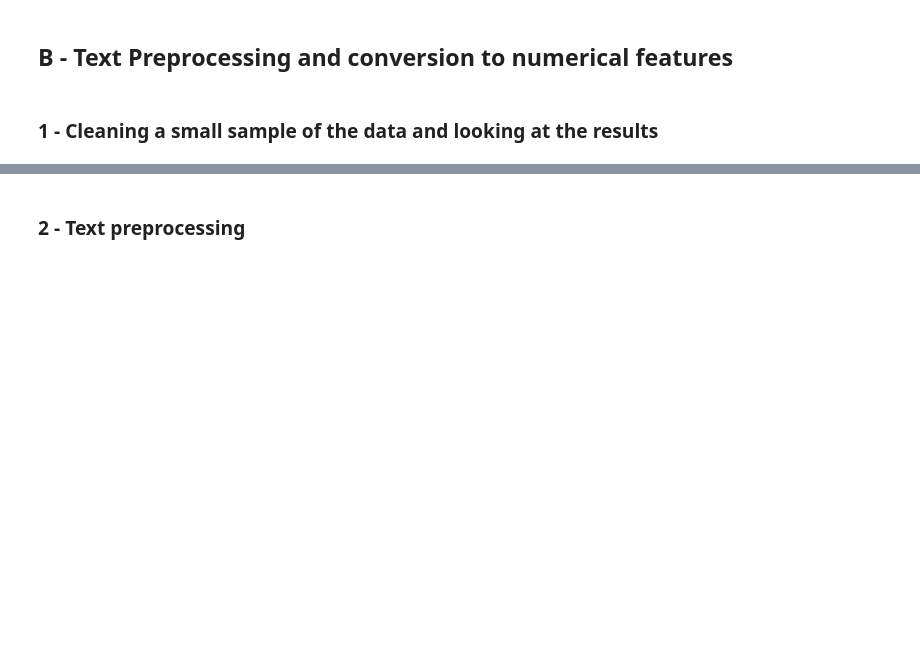
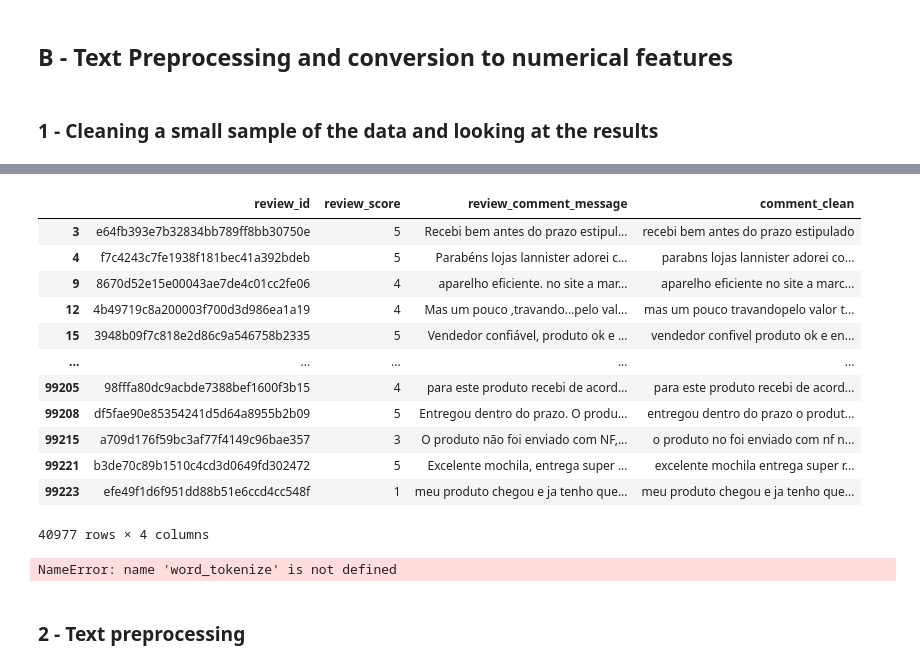
Before and after one commit to Jaddevvv/Head-of-Data-101-course, a Jupyter notebook: notebooks/albert-datascience.ipynb, the cells around one changed output, grey strips where cells are left out. Drawn from its saved outputs; the diff is of its cells as text; code cells hidden in the pictures; blank space fills up the shorter version.

```diff
--- a/notebooks/albert-datascience.ipynb
+++ b/notebooks/albert-datascience.ipynb
@@ -205,11 +231,29 @@ plt.show()
 # %%
 # remove the special characters using a simple regex function
 
-'your code'
+sample_df['comment_clean'] = sample_df['comment_clean'].apply(lambda x: re.sub(r'[^a-zA-Z\s]', '', str(x)))
+sample_df
+# %% [output]
+|  | review_id | review_score | review_comment_message | comment_clean |
+| 3 | e64fb393e7b32834bb789ff8bb30750e | 5 | Recebi bem antes do prazo estipul... | recebi bem antes do prazo estipulado |
+| 4 | f7c4243c7fe1938f181bec41a392bdeb | 5 | Parabéns lojas lannister adorei c... | parabns lojas lannister adorei co... |
+| 9 | 8670d52e15e00043ae7de4c01cc2fe06 | 4 | aparelho eficiente. no site a mar... | aparelho eficiente no site a marc... |
+| 12 | 4b49719c8a200003f700d3d986ea1a19 | 4 | Mas um pouco ,travando...pelo val... | mas um pouco travandopelo valor t... |
+| 15 | 3948b09f7c818e2d86c9a546758b2335 | 5 | Vendedor confiável, produto ok e ... | vendedor confivel produto ok e en... |
+| ... | ... | ... | ... | ... |
+| 99205 | 98fffa80dc9acbde7388bef1600f3b15 | 4 | para este produto recebi de acord... | para este produto recebi de acord... |
+| 99208 | df5fae90e85354241d5d64a8955b2b09 | 5 | Entregou dentro do prazo. O produ... | entregou dentro do prazo o produt... |
+| 99215 | a709d176f59bc3af77f4149c96bae357 | 3 | O produto não foi enviado com NF,... | o produto no foi enviado com nf n... |
+| 99221 | b3de70c89b1510c4cd3d0649fd302472 | 5 | Excelente mochila, entrega super ... | excelente mochila entrega super r... |
+| 99223 | efe49f1d6f951dd88b51e6ccd4cc548f | 1 | meu produto chegou e ja tenho que... | meu produto chegou e ja tenho que... |
+40977 rows × 4 columns
 # %%
 # tokenize the text - meaning, isolate all words into a list, using the NLTK library, and another column - comment_clean_tokenized
 
-'your code'
+sample_df['comment_clean_tokenized'] = sample_df['comment_clean'].apply(lambda x: word_tokenize(x))
+sample_df
+# %% [output]
+NameError: name 'word_tokenize' is not defined
 # %%
 # then remove the stopwords using the portuguese library from NLTK
 
```
Also changed, not shown: parts of 9 cells of this notebook, 4 other files.
